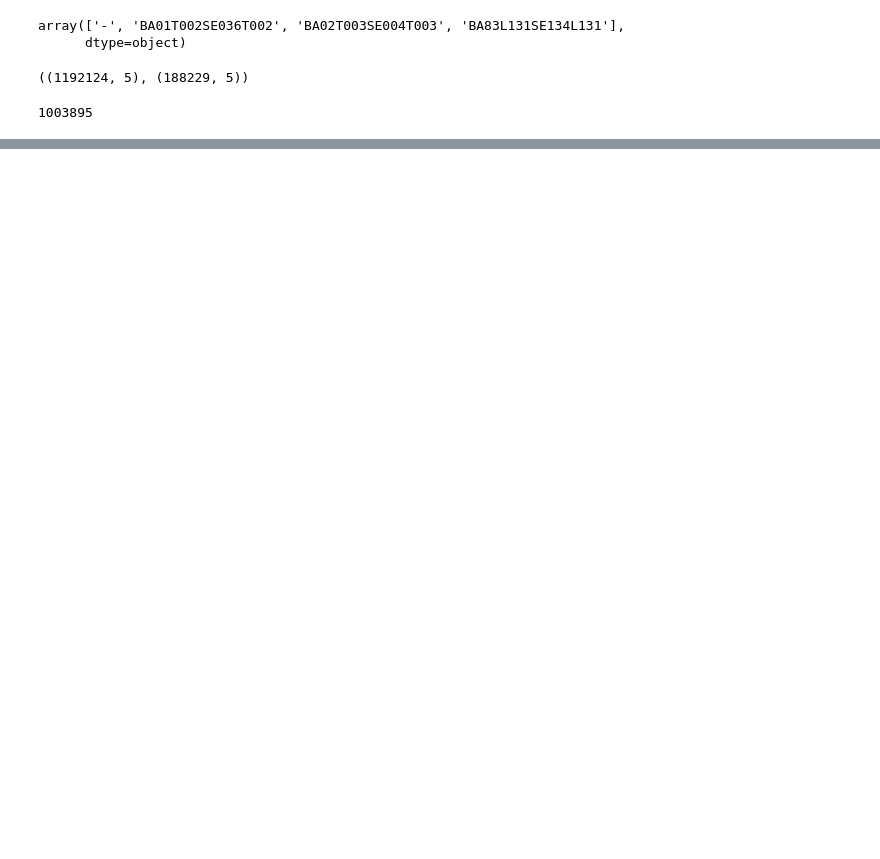
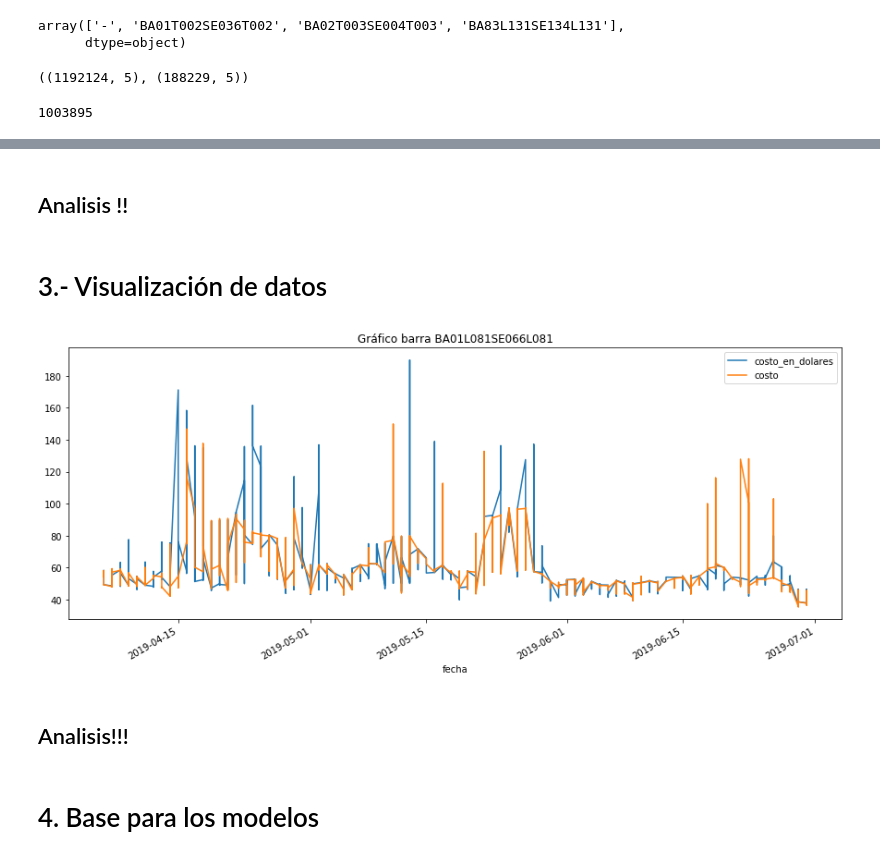
Before and after one commit to xaerincl/Spike-Energia, a Jupyter notebook: Desafio.ipynb, the cells around one changed output, grey strips where cells are left out. Saved outputs shown, nothing was run; the diff lists cells and outputs as text; code cells hidden in the pictures; blank space fills up the shorter version.

```diff
--- a/Desafio.ipynb
+++ b/Desafio.ipynb
@@ -236,0 +143,5 @@ result3
+# %%
+costo_marginal['desviación_pct'] = 100 * \
+    costo_marginal['desviacion']/costo_marginal['costo_en_dolares']
+# %%
+costo_marginal['desviacion_cat'] = costo_marginal['desviación_pct'].apply(lambda x: 1 if x >15 or x<-15 else 0)
@@ -236,0 +175,23 @@ result3
+# %% [markdown]
+## Analisis !!
+# %% [markdown]
+# 3.- Visualización de datos
+# %%
+costo_marginal['fecha'] =  pd.to_datetime(costo_marginal['fecha'])
+# %%
+def time_plot_costo_barra(codigo_barra, fecha_inicial, fecha_final):
+    df_barra = costo_marginal[costo_marginal['barra_mnemotecnico'] == codigo_barra]
+    # Rango de fechas
+    mask = (df_barra['fecha'] >= fecha_inicial) & (df_barra['fecha'] <= fecha_final)
+    df_barra = df_barra.loc[mask]
+    df_barra = df_barra.sort_values('fecha')
+    df_barra = df_barra.set_index('fecha')
+    df_barra['costo_en_dolares'].plot(figsize = (15,6), legend = True)
+    df_barra['costo'].plot(figsize = (15,6), legend = True, title = f'Gráfico barra {codigo_barra}')
+    #return df_barra
+# %%
+test = time_plot_costo_barra('BA01L081SE066L081', '2019-04-06', '2019-10-10')
+# %% [output]
+[figure, added]
+# %% [markdown]
+## Analisis!!!
@@ -236,0 +200,2 @@ result3
+# %% [markdown]
+# 4. Base para los modelos
```
Also changed, not shown: parts of 45 cells of this notebook.
